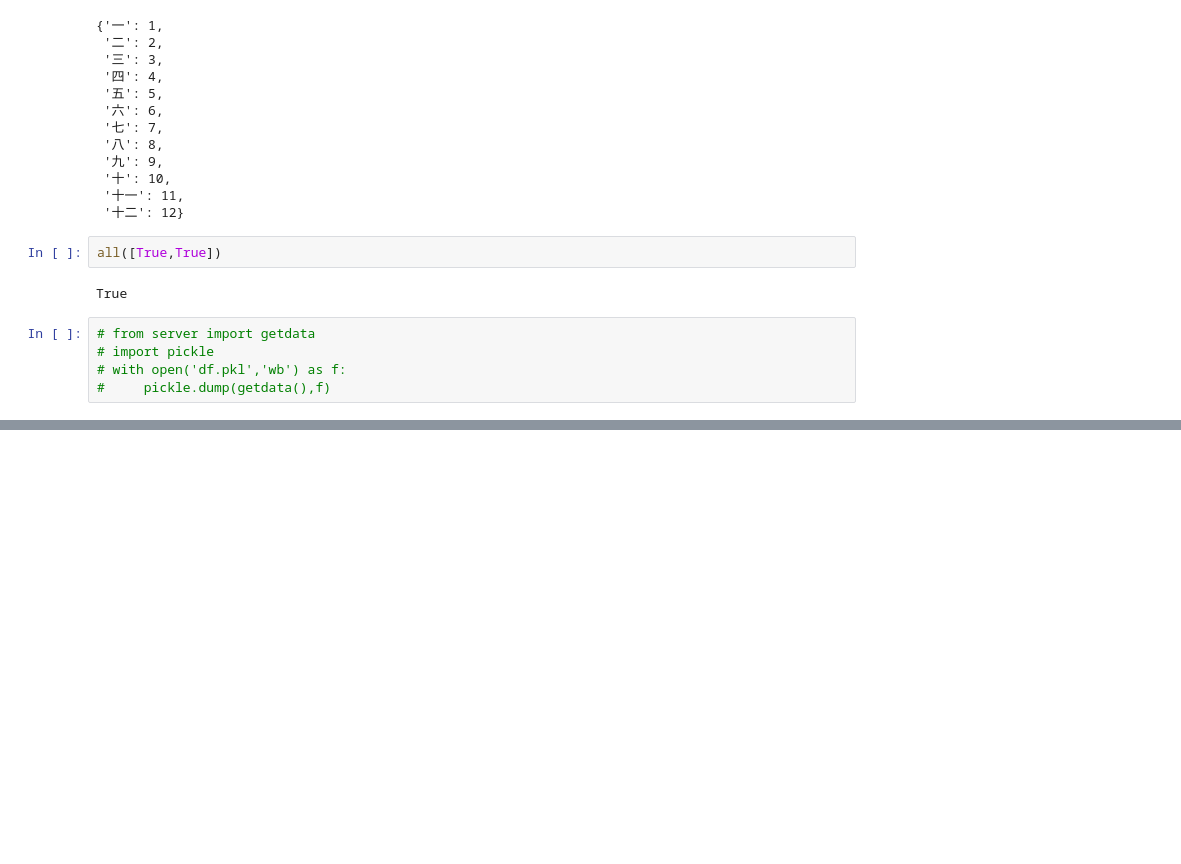
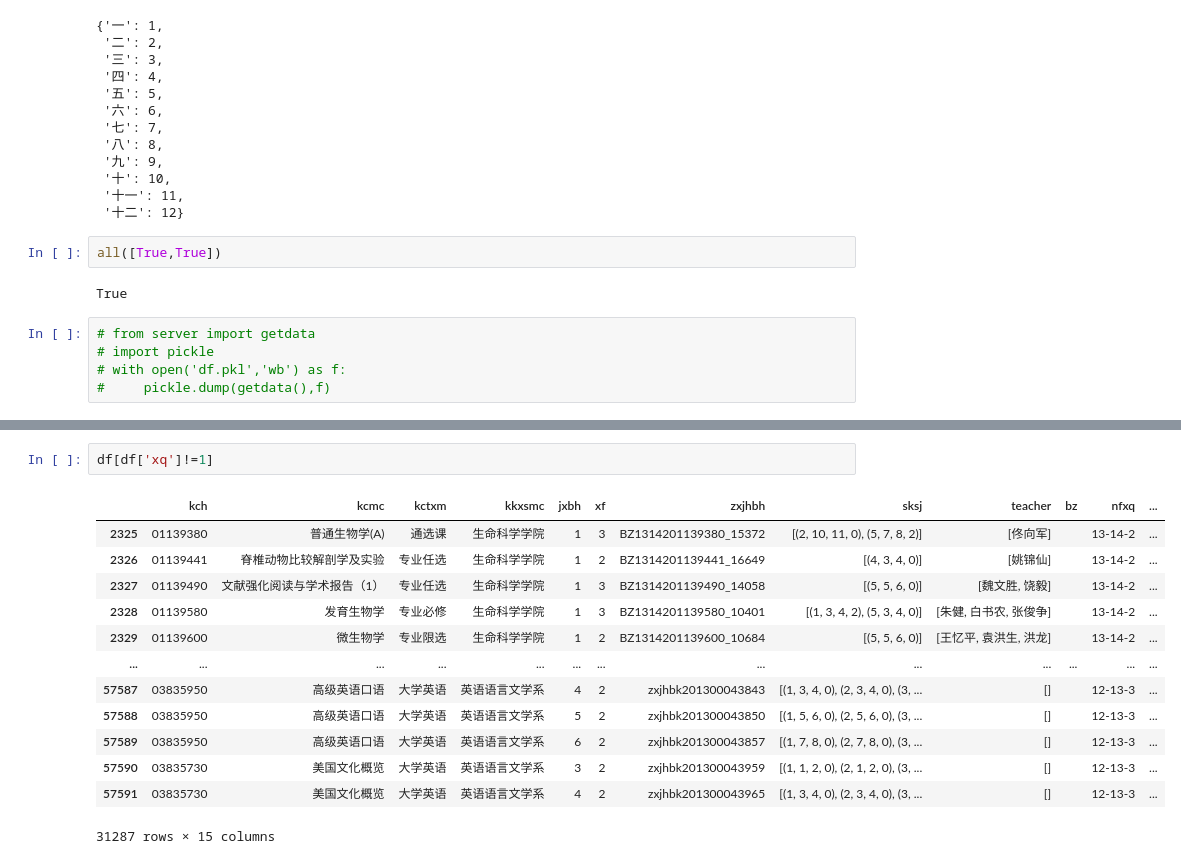
Before and after one commit to XueFengBoyanLiu/didjqwfoqejfhiohqeo, a Jupyter notebook: test.ipynb, the cells around one changed output, grey strips where cells are left out. Saved outputs shown, nothing was run; the diff lists cells and outputs as text; blank space fills up the shorter version.

```diff
--- a/test.ipynb
+++ b/test.ipynb
@@ -216,0 +214,16 @@ kch='00432150'
+# %%
+df[df['xq']!=1]
+# %% [output]
+|  | kch | kcmc | kctxm | kkxsmc | jxbh | xf | zxjhbh | sksj | teacher | bz | nfxq | ... |
+| 2325 | 01139380 | 普通生物学(A) | 通选课 | 生命科学学院 | 1 | 3 | BZ1314201139380_15372 | [(2, 10, 11, 0), (5, 7, 8, 2)] | [佟向军] |  | 13-14-2 | ... |
+| 2326 | 01139441 | 脊椎动物比较解剖学及实验 | 专业任选 | 生命科学学院 | 1 | 2 | BZ1314201139441_16649 | [(4, 3, 4, 0)] | [姚锦仙] |  | 13-14-2 | ... |
+| 2327 | 01139490 | 文献强化阅读与学术报告（1） | 专业任选 | 生命科学学院 | 1 | 3 | BZ1314201139490_14058 | [(5, 5, 6, 0)] | [魏文胜, 饶毅] |  | 13-14-2 | ... |
+| 2328 | 01139580 | 发育生物学 | 专业必修 | 生命科学学院 | 1 | 3 | BZ1314201139580_10401 | [(1, 3, 4, 2), (5, 3, 4, 0)] | [朱健, 白书农, 张俊争] |  | 13-14-2 | ... |
+| 2329 | 01139600 | 微生物学 | 专业限选 | 生命科学学院 | 1 | 2 | BZ1314201139600_10684 | [(5, 5, 6, 0)] | [王忆平, 袁洪生, 洪龙] |  | 13-14-2 | ... |
+| ... | ... | ... | ... | ... | ... | ... | ... | ... | ... | ... | ... | ... |
+| 57587 | 03835950 | 高级英语口语 | 大学英语 | 英语语言文学系 | 4 | 2 | zxjhbk201300043843 | [(1, 3, 4, 0), (2, 3, 4, 0), (3, ... | [] |  | 12-13-3 | ... |
+| 57588 | 03835950 | 高级英语口语 | 大学英语 | 英语语言文学系 | 5 | 2 | zxjhbk201300043850 | [(1, 5, 6, 0), (2, 5, 6, 0), (3, ... | [] |  | 12-13-3 | ... |
+| 57589 | 03835950 | 高级英语口语 | 大学英语 | 英语语言文学系 | 6 | 2 | zxjhbk201300043857 | [(1, 7, 8, 0), (2, 7, 8, 0), (3, ... | [] |  | 12-13-3 | ... |
+| 57590 | 03835730 | 美国文化概览 | 大学英语 | 英语语言文学系 | 3 | 2 | zxjhbk201300043959 | [(1, 1, 2, 0), (2, 1, 2, 0), (3, ... | [] |  | 12-13-3 | ... |
+| 57591 | 03835730 | 美国文化概览 | 大学英语 | 英语语言文学系 | 4 | 2 | zxjhbk201300043965 | [(1, 3, 4, 0), (2, 3, 4, 0), (3, ... | [] |  | 12-13-3 | ... |
+31287 rows × 15 columns
```
Also changed, not shown: parts of 6 cells of this notebook, 4 other files.
